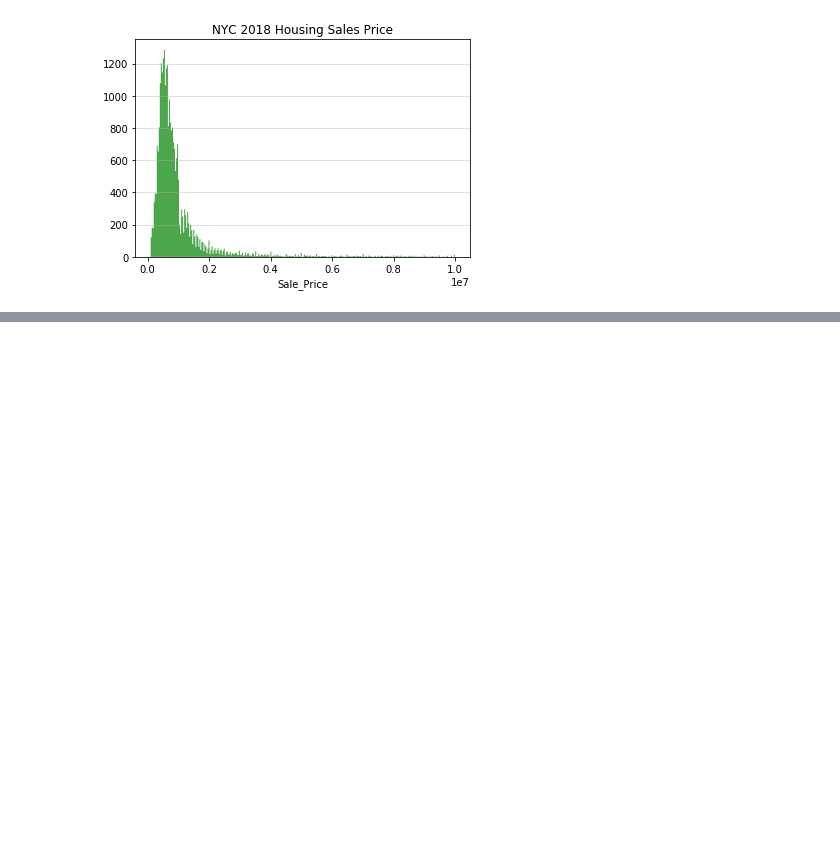
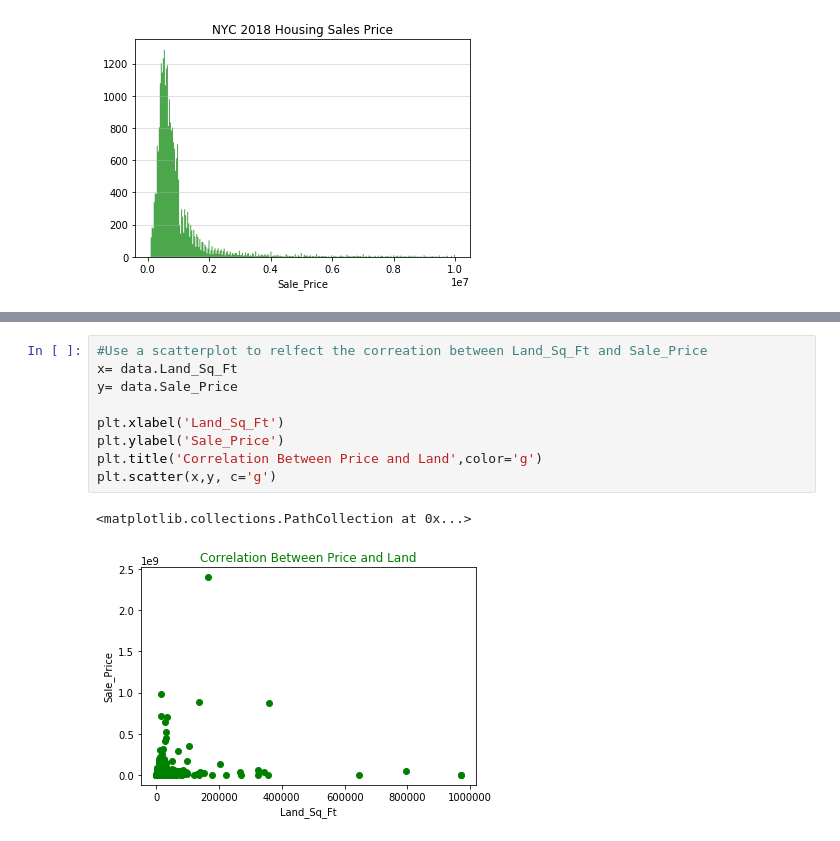
Before and after one commit to fairfield-university-ba505-fall2018/final-project-robotics-champs, a Jupyter notebook: Pracbook.ipynb, the cells around one changed output, grey strips where cells are left out. Drawn from its saved outputs; the diff is of its cells as text; blank space fills up the shorter version.

Commit message:
plots

```diff
--- a/Pracbook.ipynb
+++ b/Pracbook.ipynb
@@ -104,0 +111,12 @@ plt.show()
+# %%
+#Use a scatterplot to relfect the correation between Land_Sq_Ft and Sale_Price
+x= data.Land_Sq_Ft
+y= data.Sale_Price
+
+plt.xlabel('Land_Sq_Ft')
+plt.ylabel('Sale_Price')
+plt.title('Correlation Between Price and Land',color='g')
+plt.scatter(x,y, c='g')
+# %% [output]
+<matplotlib.collections.PathCollection at 0x...>
+[figure, added]
```
Also changed, not shown: parts of 4 cells of this notebook, 1 other file.
